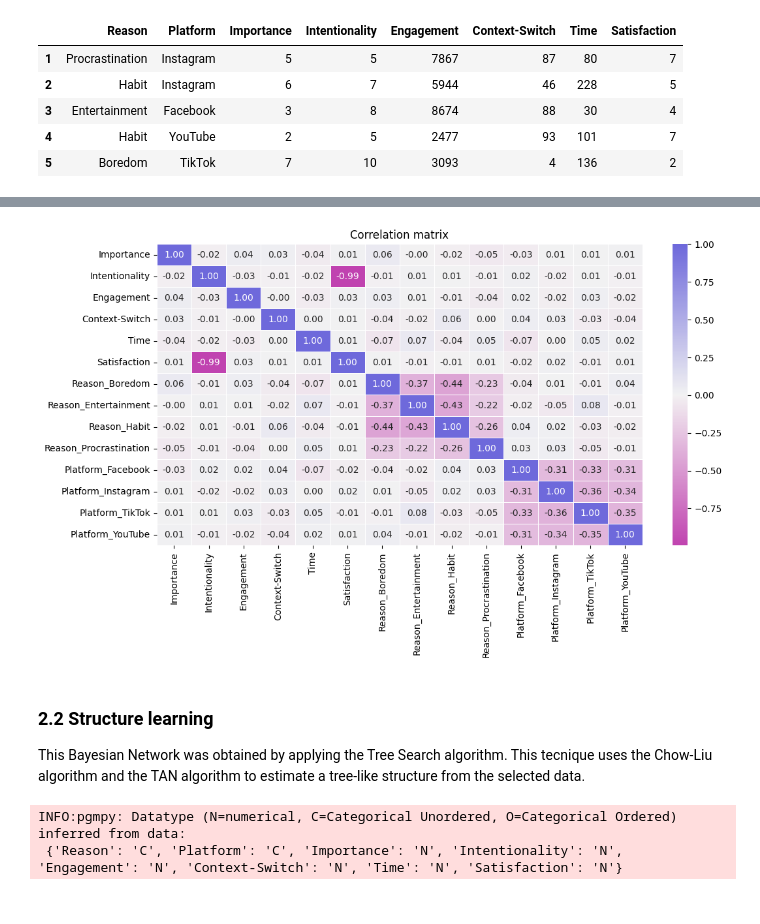
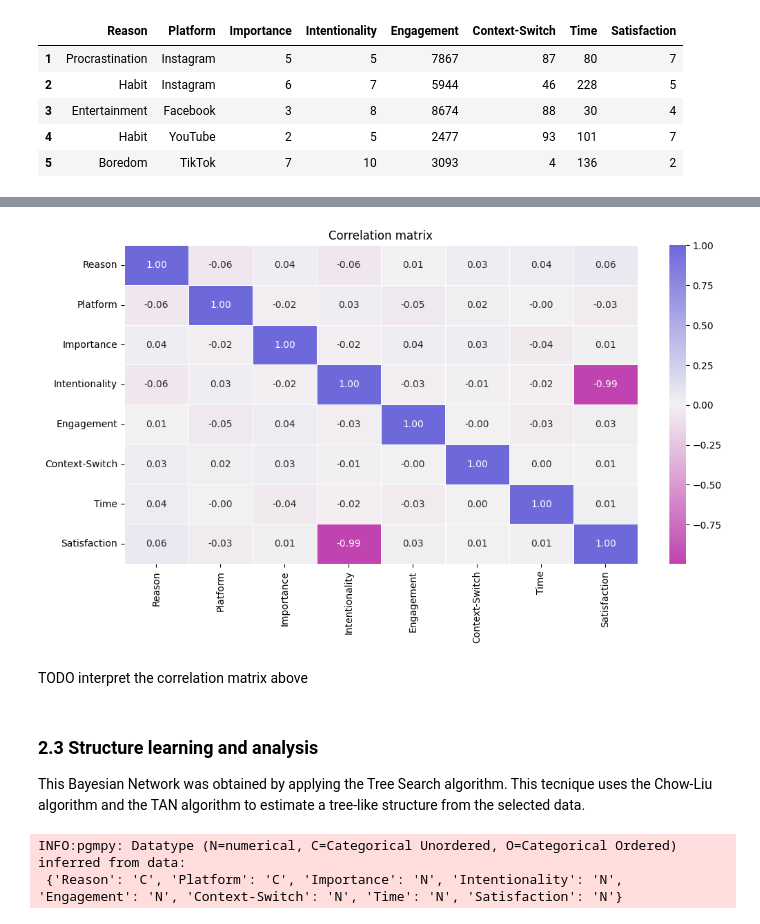
Before and after one commit to Jtries/socialMediaBayes, a Jupyter notebook: social_media_bayes.ipynb, the cells around one changed output, grey strips where cells are left out. Saved outputs shown, nothing was run; the diff lists cells and outputs as text; code cells hidden in the pictures.

```diff
--- a/social_media_bayes.ipynb
+++ b/social_media_bayes.ipynb
@@ -90,24 +110,25 @@ selected_data.head()
 # %%
-# Encodes the categorical columns with One-Hot encoding
+# Encodes the categorical columns with label encoder
+label_encoder = LabelEncoder()
 categorical_columns = selected_data.select_dtypes(include='object').columns
-encoder = OneHotEncoder(sparse_output=False, handle_unknown='ignore')
-encoded_data = encoder.fit_transform(selected_data[categorical_columns])
-encoded_dataframe = pd.DataFrame(encoded_data, columns=encoder.get_feature_names_out(categorical_columns))
-numerical_dataframe = selected_data.drop(columns=categorical_columns)
-final_data = pd.concat([numerical_dataframe, encoded_dataframe], axis=1)
+encoded_data = selected_data.copy()
+for c in categorical_columns:
+    encoded_data[c] = label_encoder.fit_transform(selected_data[c])
 
 # Computes the correlation matrix
-correlation_matrix = final_data.corr(method='pearson')
+correlation_matrix = encoded_data.corr(method='pearson')
 
 # Visualizes the correlation matrix
 plt.figure(figsize=(12, 6))
 sns.heatmap(correlation_matrix, annot=True, cmap=sns.diverging_palette(316, 267, as_cmap=True), fmt=".2f", linewidths=.5)
 plt.title('Correlation matrix')
 plt.show()
 # %% [output]
-[figure, old version]
+[figure, new version]
+# %% [markdown]
+TODO interpret the correlation matrix above
 # %% [markdown]
-### 2.2 Structure learning
+### 2.3 Structure learning and analysis
 This Bayesian Network was obtained by applying the Tree Search algorithm. This tecnique uses the Chow-Liu algorithm and the TAN algorithm to estimate a tree-like structure from the selected data.
 # %%
 # Estimates the structure of the Bayesian Network from the selected data
```
Also changed, not shown: parts of 18 cells of this notebook.
